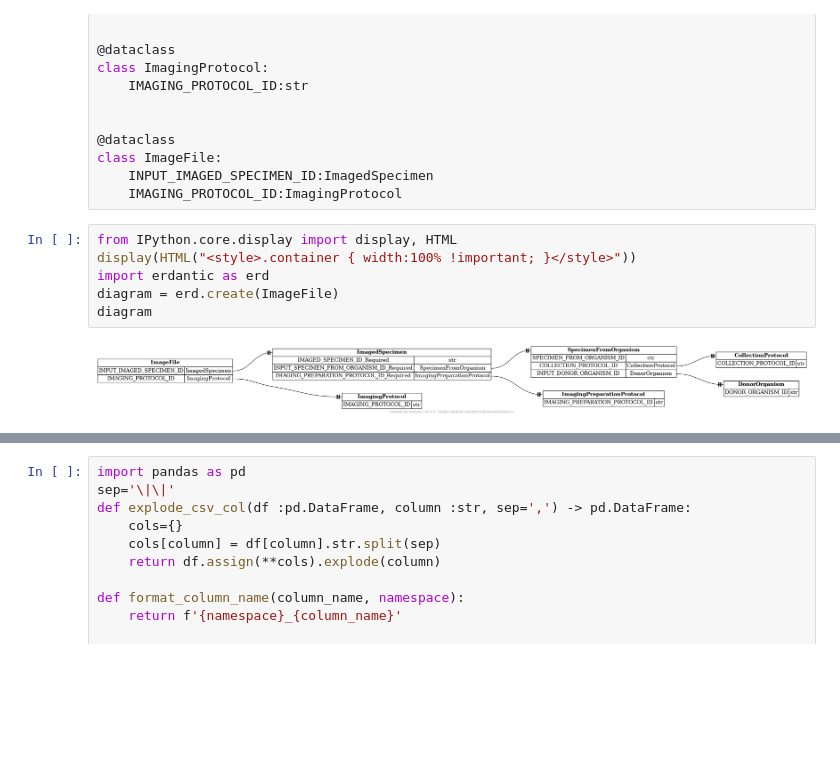
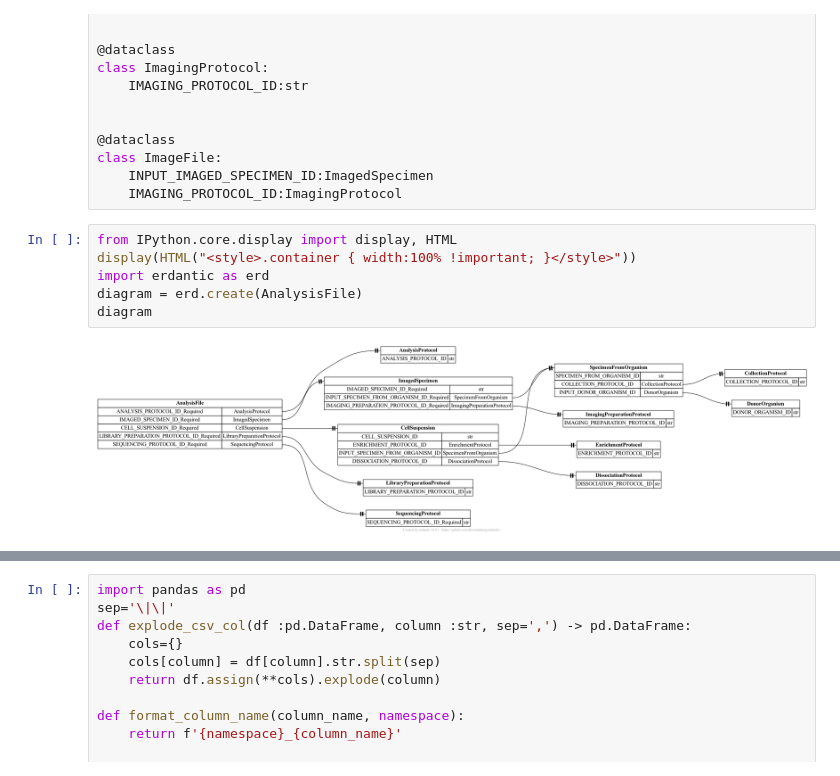
Before and after one commit to ebi-ait/hca-ebi-dev-team, a Jupyter notebook: scripts/metadata-spreadsheet-by-file/HCA Project Metadata Spreadsheet.ipynb, the cells around one changed output, grey strips where cells are left out. Cells and saved outputs as stored; diff of their text form; blank space fills up the shorter version.

```diff
--- a/scripts/metadata-spreadsheet-by-file/HCA Project Metadata Spreadsheet.ipynb
+++ b/scripts/metadata-spreadsheet-by-file/HCA Project Metadata Spreadsheet.ipynb
@@ -107,11 +119,11 @@ class ImageFile:
 # %%
 from IPython.core.display import display, HTML
 display(HTML("<style>.container { width:100% !important; }</style>"))
 import erdantic as erd
-diagram = erd.create(ImageFile)
+diagram = erd.create(AnalysisFile)
 diagram
 # %% [output]
-[figure, old version]
+[figure, new version]
 # %%
 @dataclass
 class Link:
```
Also changed, not shown: parts of 12 cells of this notebook, 2 other files.
